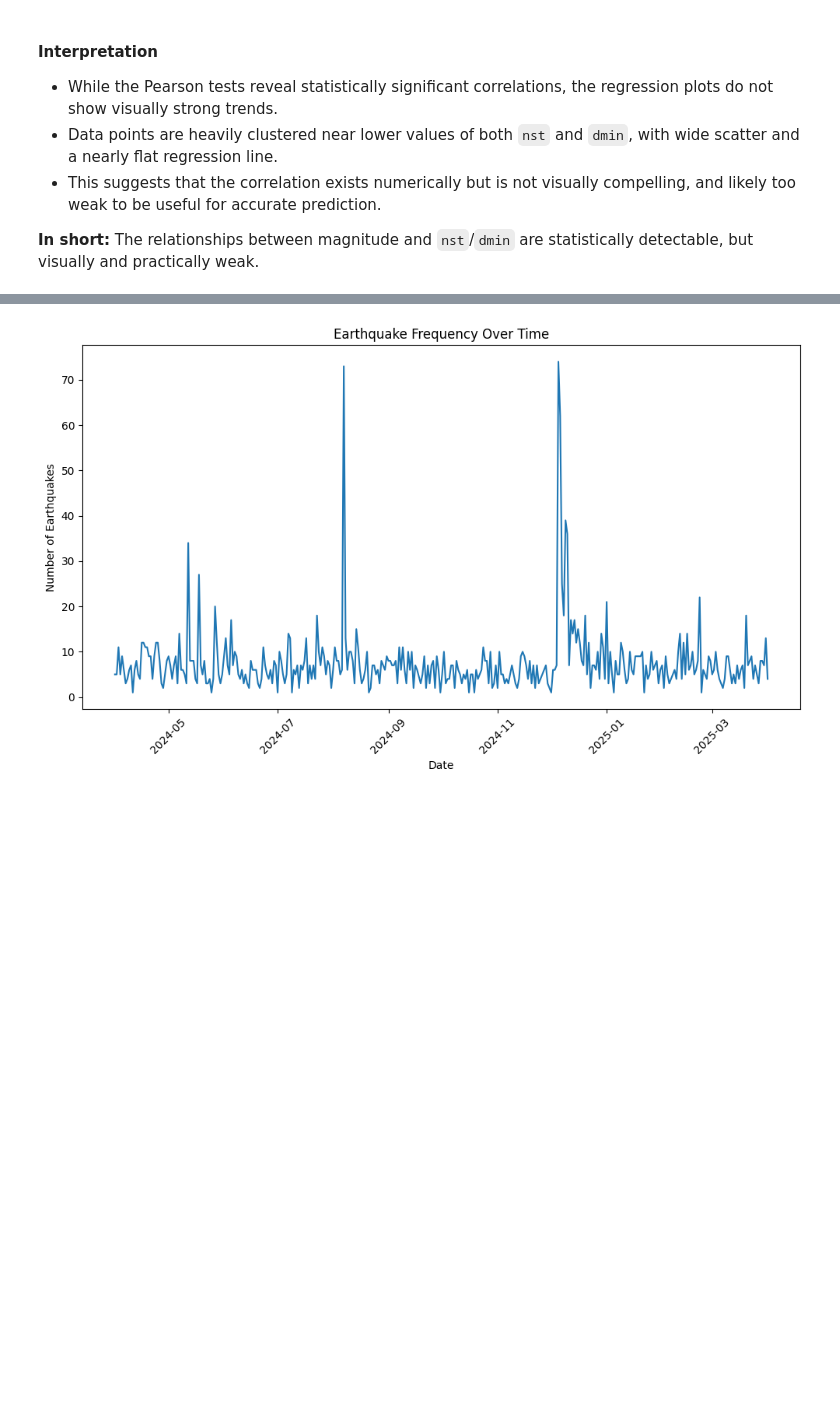
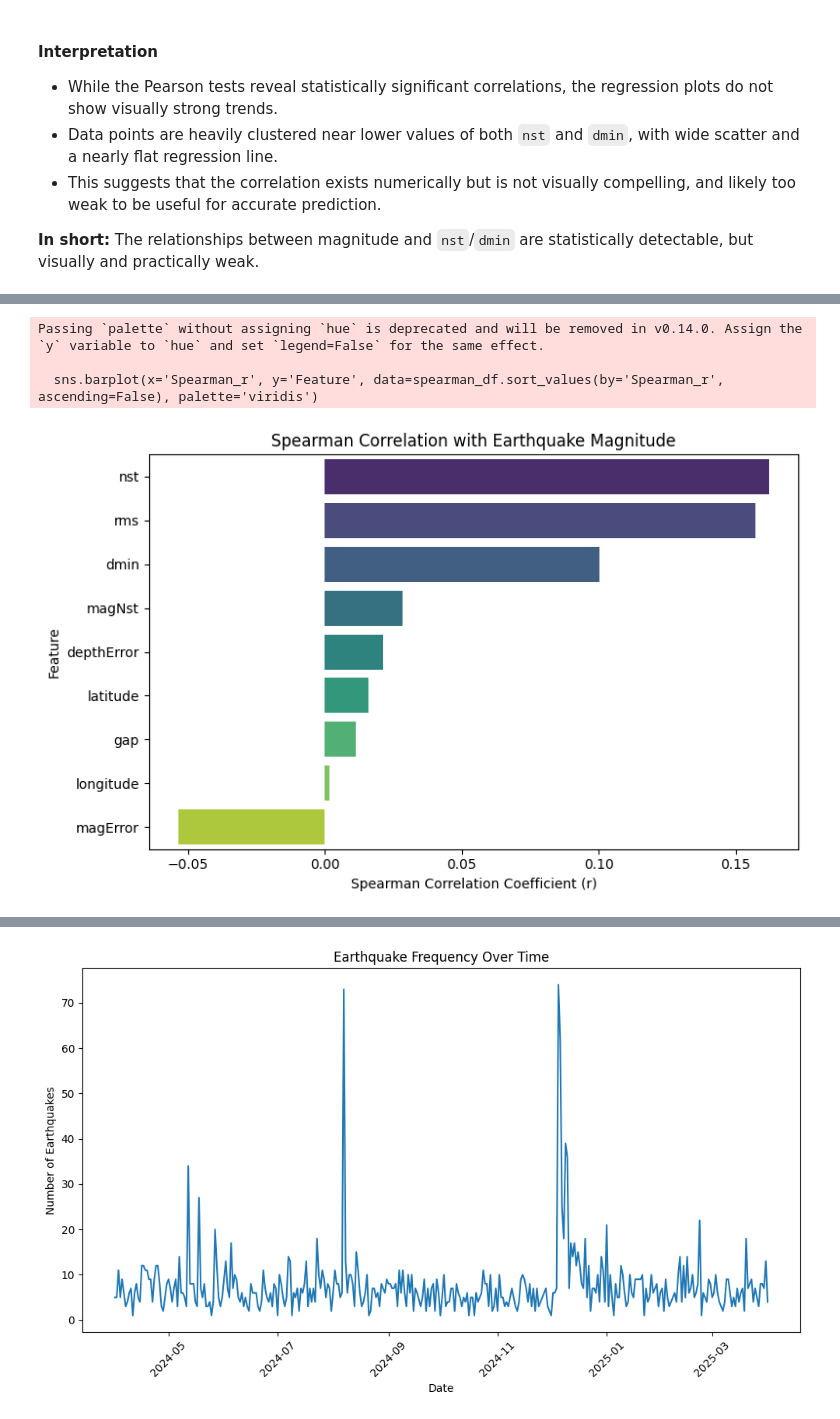
Before and after one commit to ritesh3280/CMSC320_Final_Project, a Jupyter notebook: final.ipynb, the cells around one changed output, grey strips where cells are left out. Drawn from its saved outputs; the diff is of its cells as text; code cells hidden in the pictures; blank space fills up the shorter version.

```diff
--- a/final.ipynb
+++ b/final.ipynb
@@ -263,0 +287,12 @@ for feature in top_features:
+# %%
+from scipy.stats import spearmanr
+
+columns_to_test = ['latitude', 'longitude', 'nst', 'gap', 'dmin', 'rms', 'depthError', 'magError', 'magNst']
+
+spearman_results = []
+
+for col in columns_to_test:
+    valid_data = df[[col, 'mag']].dropna()
+    corr, p = spearmanr(valid_data[col], valid_data['mag'])
+    spearman_results.append((col, corr, p))
+    print(f"{col:>12} | Spearman r = {corr:.2f}, p = {p:.4f}")
@@ -263,0 +321,21 @@ for feature in top_features:
+# %%
+import pandas as pd
+import seaborn as sns
+import matplotlib.pyplot as plt
+
+# Convert to DataFrame
+spearman_df = pd.DataFrame(spearman_results, columns=['Feature', 'Spearman_r', 'p_value'])
+
+# Plot sorted bars
+plt.figure(figsize=(8, 5))
+sns.barplot(x='Spearman_r', y='Feature', data=spearman_df.sort_values(by='Spearman_r', ascending=False), palette='viridis')
+plt.title("Spearman Correlation with Earthquake Magnitude")
+plt.xlabel("Spearman Correlation Coefficient (r)")
+plt.ylabel("Feature")
+plt.tight_layout()
+plt.show()
+# %% [output]
+Passing `palette` without assigning `hue` is deprecated and will be removed in v0.14.0. Assign the `y` variable to `hue` and set `legend=False` for the same effect.
+
+  sns.barplot(x='Spearman_r', y='Feature', data=spearman_df.sort_values(by='Spearman_r', ascending=False), palette='viridis')
+[figure, added]
```
Also changed, not shown: parts of 12 cells of this notebook, 1 other file.
